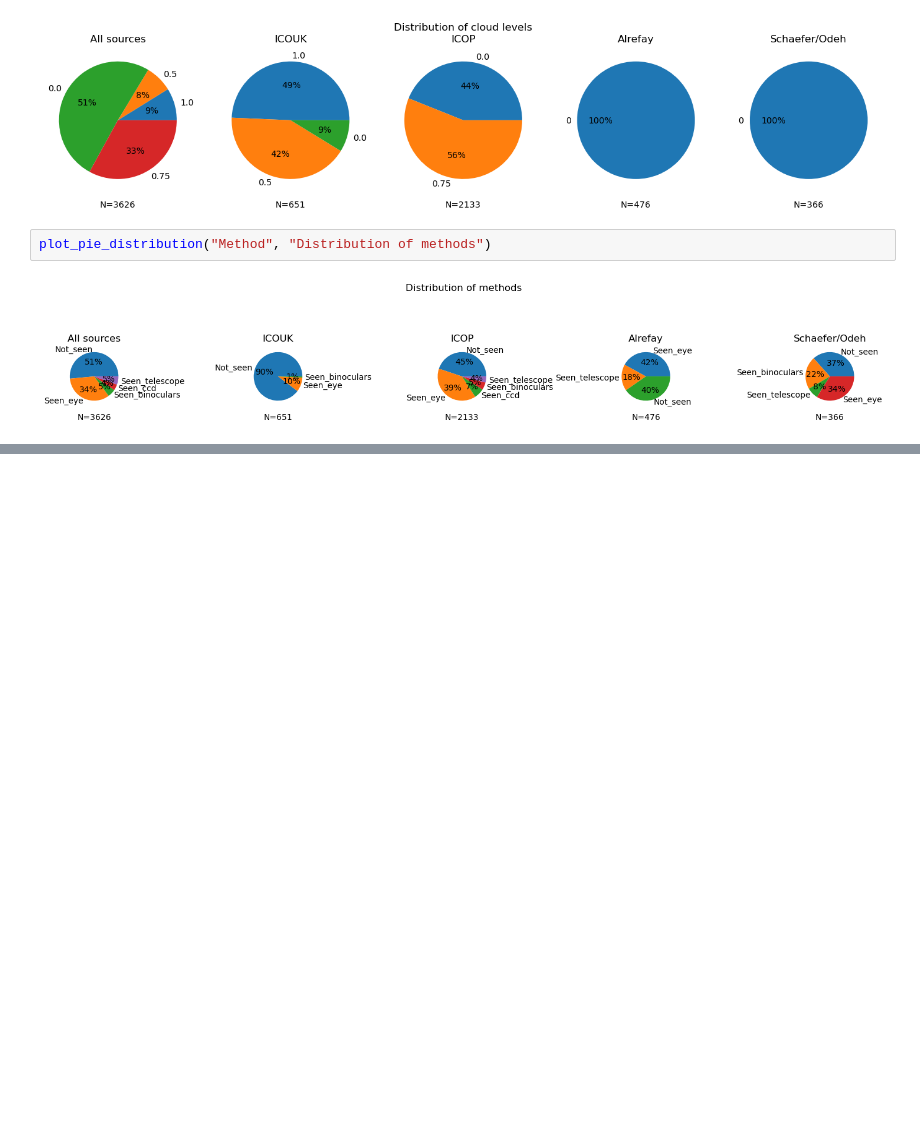
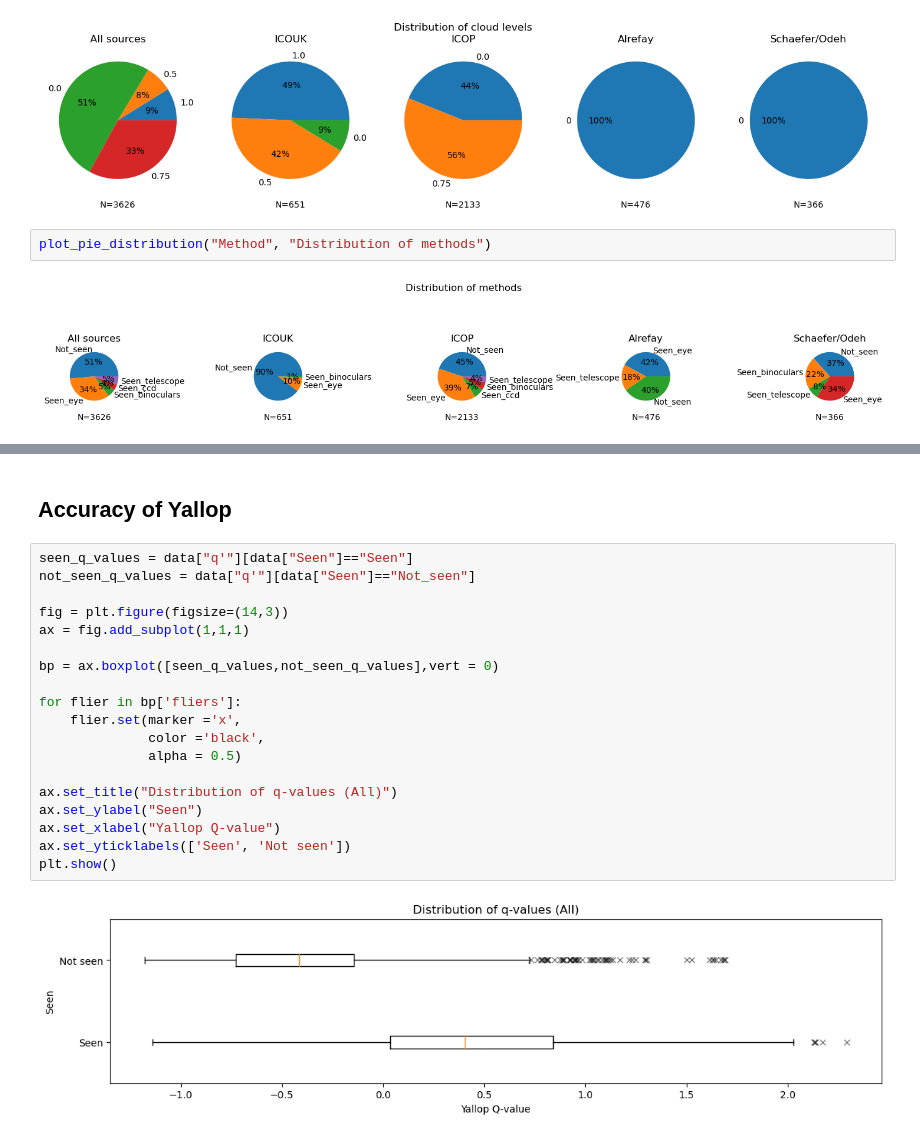
Before and after one commit to EmmaAlexander/mphys-moon, a Jupyter notebook: Code/moon_sightings_visualisation.ipynb, the cells around one changed output, grey strips where cells are left out. Drawn from its saved outputs; the diff is of its cells as text; blank space fills up the shorter version.

Commit message:
Added Yallop accuracy

```diff
--- a/Code/moon_sightings_visualisation.ipynb
+++ b/Code/moon_sightings_visualisation.ipynb
@@ -104,0 +133,23 @@ plt.show()
+# %% [markdown]
+## Accuracy of Yallop
+# %%
+seen_q_values = data["q'"][data["Seen"]=="Seen"]
+not_seen_q_values = data["q'"][data["Seen"]=="Not_seen"]
+
+fig = plt.figure(figsize=(14,3))
+ax = fig.add_subplot(1,1,1)
+
+bp = ax.boxplot([seen_q_values,not_seen_q_values],vert = 0)
+
+for flier in bp['fliers']:
+    flier.set(marker ='x',
+              color ='black',
+              alpha = 0.5)
+
+ax.set_title("Distribution of q-values (All)")
+ax.set_ylabel("Seen")
+ax.set_xlabel("Yallop Q-value")
+ax.set_yticklabels(['Seen', 'Not seen'])
+plt.show()
+# %% [output]
+[figure, added]
```
Also changed, not shown: parts of 12 cells of this notebook, 10 other files.
